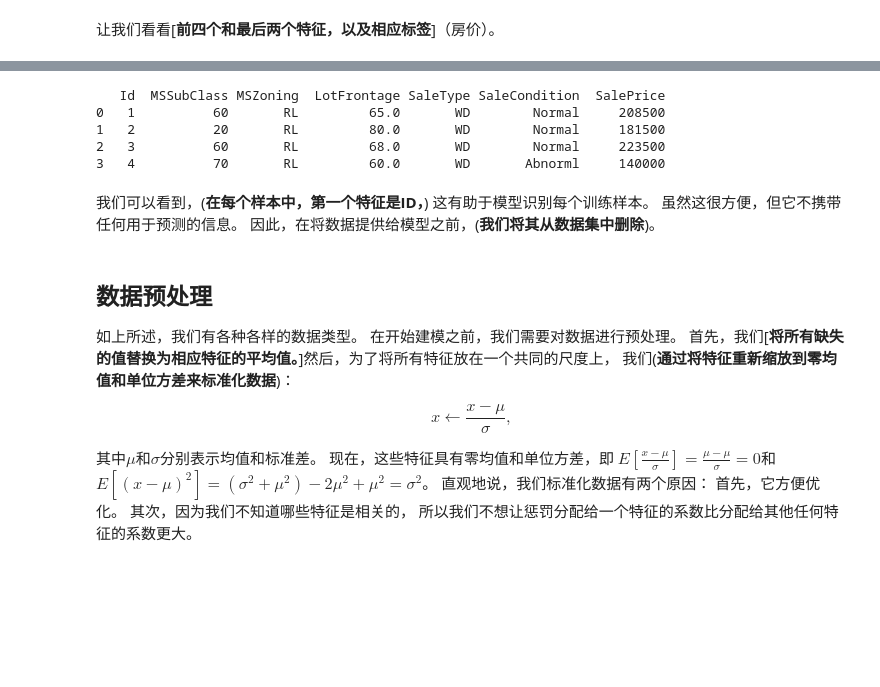
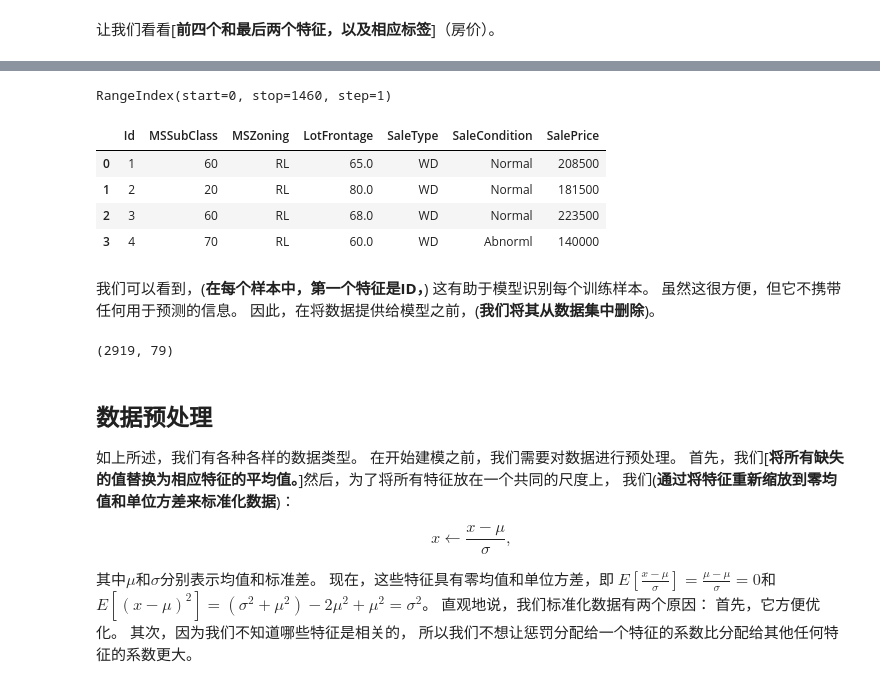
Before and after one commit to NagatoYuki0943/d2l-zh, a Jupyter notebook: chapter_multilayer-perceptrons/kaggle-house-price.ipynb, the cells around one changed output, grey strips where cells are left out. Drawn from its saved outputs; the diff is of its cells as text; code cells hidden in the pictures; blank space fills up the shorter version.

```diff
--- a/chapter_multilayer-perceptrons/kaggle-house-price.ipynb
+++ b/chapter_multilayer-perceptrons/kaggle-house-price.ipynb
@@ -169,11 +204,16 @@ print(test_data.shape)
+# %%
+train_data.index
+# %% [output]
+RangeIndex(start=0, stop=1460, step=1)
 # %%
-print(train_data.iloc[0:4, [0, 1, 2, 3, -3, -2, -1]])
+#              前4行,前4列,后3列
+train_data.iloc[0:4, [0, 1, 2, 3, -3, -2, -1]]
 # %% [output]
-   Id  MSSubClass MSZoning  LotFrontage SaleType SaleCondition  SalePrice
-0   1          60       RL         65.0       WD        Normal     208500
-1   2          20       RL         80.0       WD        Normal     181500
-2   3          60       RL         68.0       WD        Normal     223500
-3   4          70       RL         60.0       WD       Abnorml     140000
+|  | Id | MSSubClass | MSZoning | LotFrontage | SaleType | SaleCondition | SalePrice |
+| 0 | 1 | 60 | RL | 65.0 | WD | Normal | 208500 |
+| 1 | 2 | 20 | RL | 80.0 | WD | Normal | 181500 |
+| 2 | 3 | 60 | RL | 68.0 | WD | Normal | 223500 |
+| 3 | 4 | 70 | RL | 60.0 | WD | Abnorml | 140000 |
 # %% [markdown]
 我们可以看到，(**在每个样本中，第一个特征是ID，**)
 这有助于模型识别每个训练样本。
@@ -183,4 +224,8 @@ print(train_data.iloc[0:4, [0, 1, 2, 3, -3, -2, -1]])
 all_features = pd.concat((train_data.iloc[:, 1:-1], test_data.iloc[:, 1:]))
+# %%
+all_features.shape
+# %% [output]
+(2919, 79)
 # %% [markdown]
 ## 数据预处理
 
```
Also changed, not shown: parts of 19 cells of this notebook, 45 other files.
